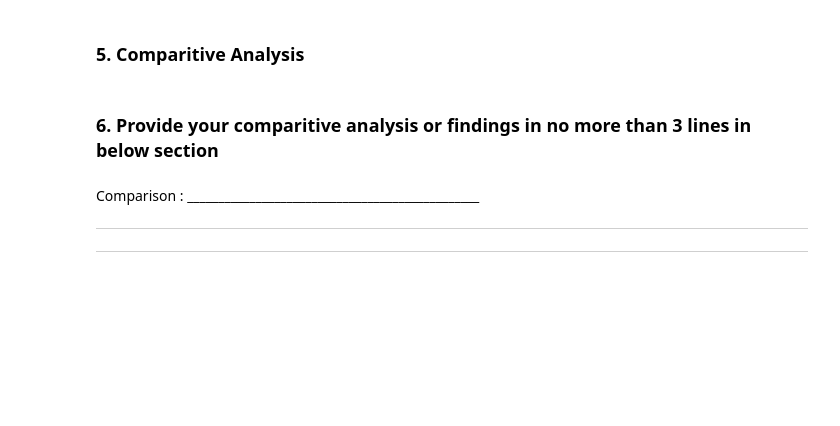
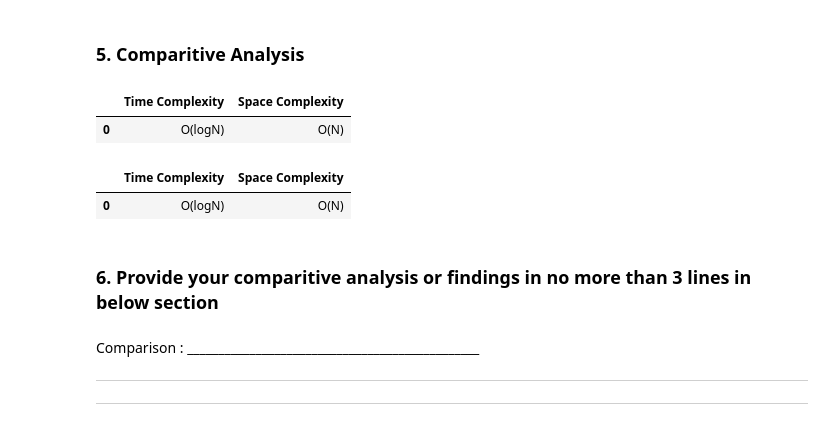
Before and after one commit to pavankumarbalijepalli/aci_assignment, a Jupyter notebook: ACI_Assignment_1_SolutionTemplate_(1).ipynb, the cells around one changed output. Drawn from its saved outputs; the diff is of its cells as text; code cells hidden in the pictures; blank space fills up the shorter version.

```diff
--- a/ACI_Assignment_1_SolutionTemplate_(1).ipynb
+++ b/ACI_Assignment_1_SolutionTemplate_(1).ipynb
@@ -584,8 +670,16 @@ The final path is shown above.
 ### 5.	Comparitive Analysis
 # %%
 #Code Block : Print the Time & Space complexity of algorithm 1
+pd.DataFrame({'Time Complexity': 'O(logN)', 'Space Complexity': 'O(N)'}, index=[0])
+# %% [output]
+|  | Time Complexity | Space Complexity |
+| 0 | O(logN) | O(N) |
 # %%
 #Code Block : Print the Time & Space complexity of algorithm 2
+pd.DataFrame({'Time Complexity': 'O(logN)', 'Space Complexity': 'O(N)'}, index=[0])
+# %% [output]
+|  | Time Complexity | Space Complexity |
+| 0 | O(logN) | O(N) |
 # %% [markdown]
 ### 6.	Provide your comparitive analysis or findings in no more than 3 lines in below section
 # %% [markdown]
```
Also changed, not shown: parts of 9 cells of this notebook, 1 other file.
